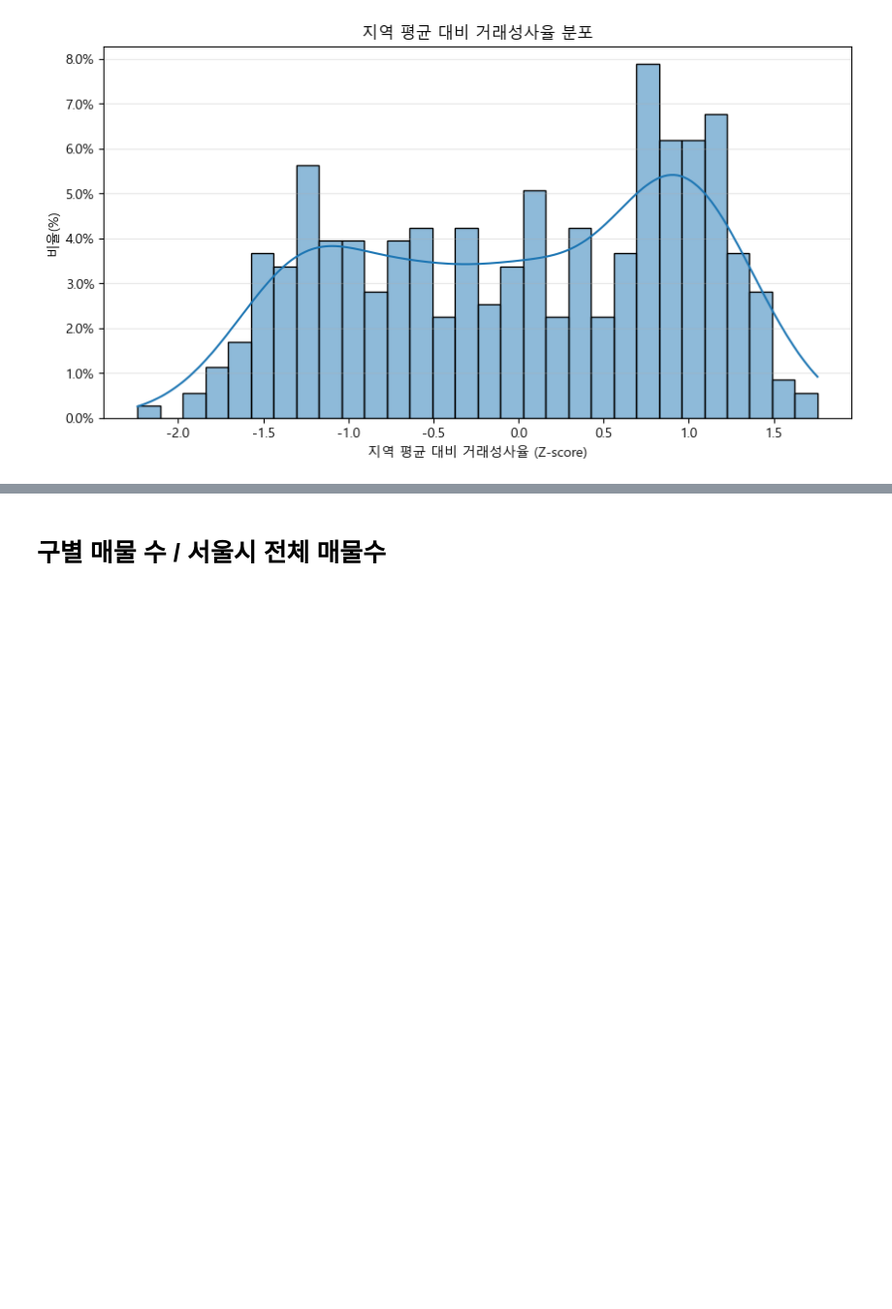
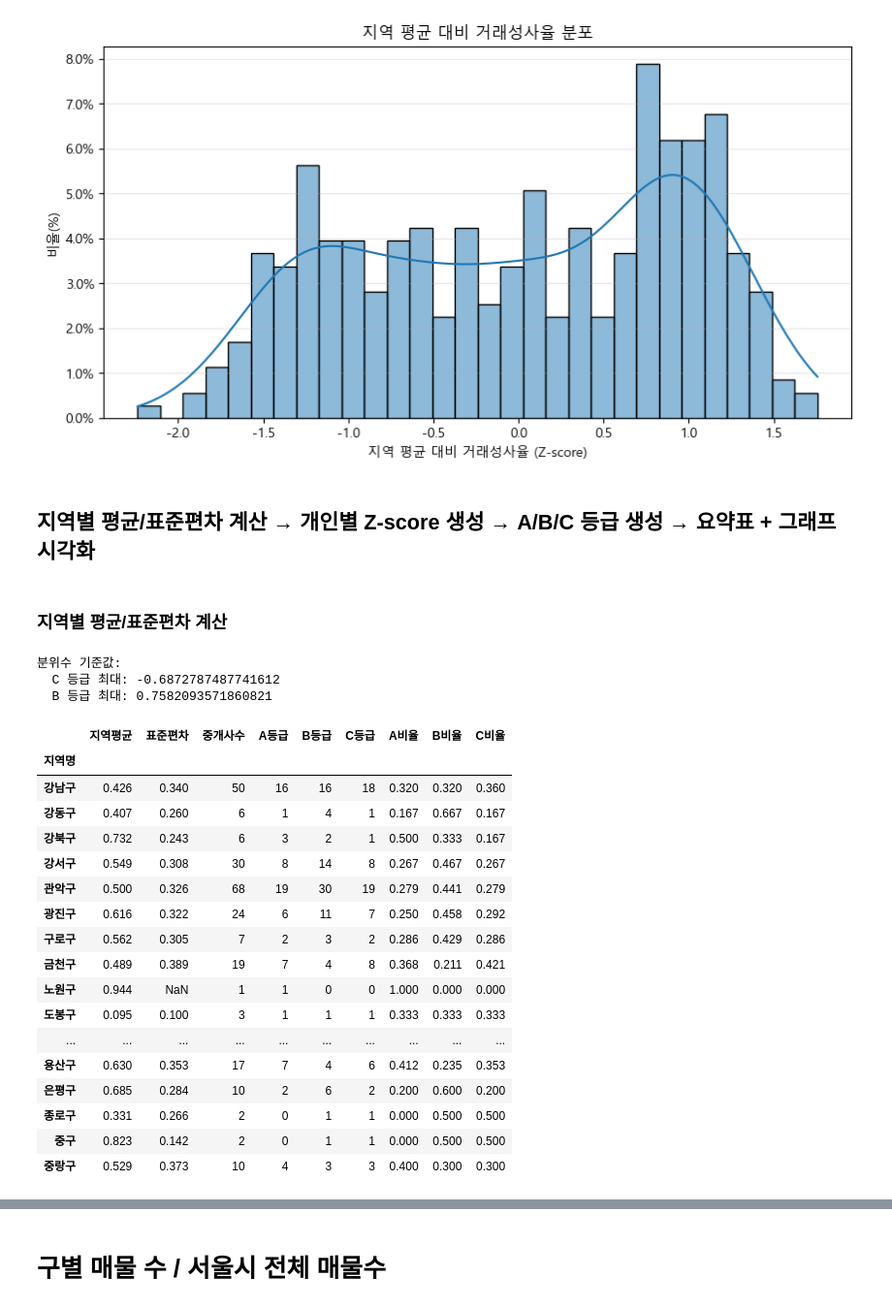
Before and after one commit to eunjeong0911/Property-recommend, a Jupyter notebook: apps/reco/models/trust_model/data_preprocessing/analytics.ipynb, the cells around one changed output, grey strips where cells are left out. Shown at 97% size. Drawn from its saved outputs; the diff is of its cells as text; code cells hidden in the pictures; blank space fills up the shorter version.

```diff
--- a/apps/reco/models/trust_model/data_preprocessing/analytics.ipynb
+++ b/apps/reco/models/trust_model/data_preprocessing/analytics.ipynb
@@ -141,3 +141,7 @@ plt.show()
 #  그 지역 성사율이 원래 얼마나 들쭉날쭉한가
 # %% [output]
 [figure]
+# %% [markdown]
+## 지역별 평균/표준편차 계산 → 개인별 Z-score 생성 → A/B/C 등급 생성 → 요약표 + 그래프 시각화
+# %% [markdown]
+### 지역별 평균/표준편차 계산
@@ -143,0 +162,58 @@ plt.show()
+# %%
+# 분위수 경계 계산
+q30 = df["Zscore"].quantile(0.30)
+q70 = df["Zscore"].quantile(0.70)
+
+print("분위수 기준값:")
+print("  C 등급 최대:", q30)
+print("  B 등급 최대:", q70)
+
+# 등급화
+def classify(z):
+    if z <= q30:
+        return "C"   # 하위
+    elif z <= q70:
+        return "B"   # 중간
+    else:
+        return "A"   # 상위
+
+df["등급"] = df["Zscore"].apply(classify)
+# %% [output]
+분위수 기준값:
+  C 등급 최대: -0.6872787487741612
+  B 등급 최대: 0.7582093571860821
+# %%
+summary = df.groupby("지역명").agg(
+    지역평균=("거래성사율", "mean"),
+    표준편차=("거래성사율", "std"),
+    중개사수=("거래성사율", "count"),
+    A등급=("등급", lambda x: (x=="A").sum()),
+    B등급=("등급", lambda x: (x=="B").sum()),
+    C등급=("등급", lambda x: (x=="C").sum()),
+)
+
+summary["A비율"] = summary["A등급"] / summary["중개사수"]
+summary["B비율"] = summary["B등급"] / summary["중개사수"]
+summary["C비율"] = summary["C등급"] / summary["중개사수"]
+
+summary = summary.round(3)
+summary
+# %% [output]
+|  | 지역평균 | 표준편차 | 중개사수 | A등급 | B등급 | C등급 | A비율 | B비율 | C비율 |
+| 지역명 |  |  |  |  |  |  |  |  |  |
+| 강남구 | 0.426 | 0.340 | 50 | 16 | 16 | 18 | 0.320 | 0.320 | 0.360 |
+| 강동구 | 0.407 | 0.260 | 6 | 1 | 4 | 1 | 0.167 | 0.667 | 0.167 |
+| 강북구 | 0.732 | 0.243 | 6 | 3 | 2 | 1 | 0.500 | 0.333 | 0.167 |
+| 강서구 | 0.549 | 0.308 | 30 | 8 | 14 | 8 | 0.267 | 0.467 | 0.267 |
+| 관악구 | 0.500 | 0.326 | 68 | 19 | 30 | 19 | 0.279 | 0.441 | 0.279 |
+| 광진구 | 0.616 | 0.322 | 24 | 6 | 11 | 7 | 0.250 | 0.458 | 0.292 |
+| 구로구 | 0.562 | 0.305 | 7 | 2 | 3 | 2 | 0.286 | 0.429 | 0.286 |
+| 금천구 | 0.489 | 0.389 | 19 | 7 | 4 | 8 | 0.368 | 0.211 | 0.421 |
+| 노원구 | 0.944 | NaN | 1 | 1 | 0 | 0 | 1.000 | 0.000 | 0.000 |
+| 도봉구 | 0.095 | 0.100 | 3 | 1 | 1 | 1 | 0.333 | 0.333 | 0.333 |
+| ... | ... | ... | ... | ... | ... | ... | ... | ... | ... |
+| 용산구 | 0.630 | 0.353 | 17 | 7 | 4 | 6 | 0.412 | 0.235 | 0.353 |
+| 은평구 | 0.685 | 0.284 | 10 | 2 | 6 | 2 | 0.200 | 0.600 | 0.200 |
+| 종로구 | 0.331 | 0.266 | 2 | 0 | 1 | 1 | 0.000 | 0.500 | 0.500 |
+| 중구 | 0.823 | 0.142 | 2 | 0 | 1 | 1 | 0.000 | 0.500 | 0.500 |
+| 중랑구 | 0.529 | 0.373 | 10 | 4 | 3 | 3 | 0.400 | 0.300 | 0.300 |
```
Also changed, not shown: parts of 13 cells of this notebook, 9 other files.
